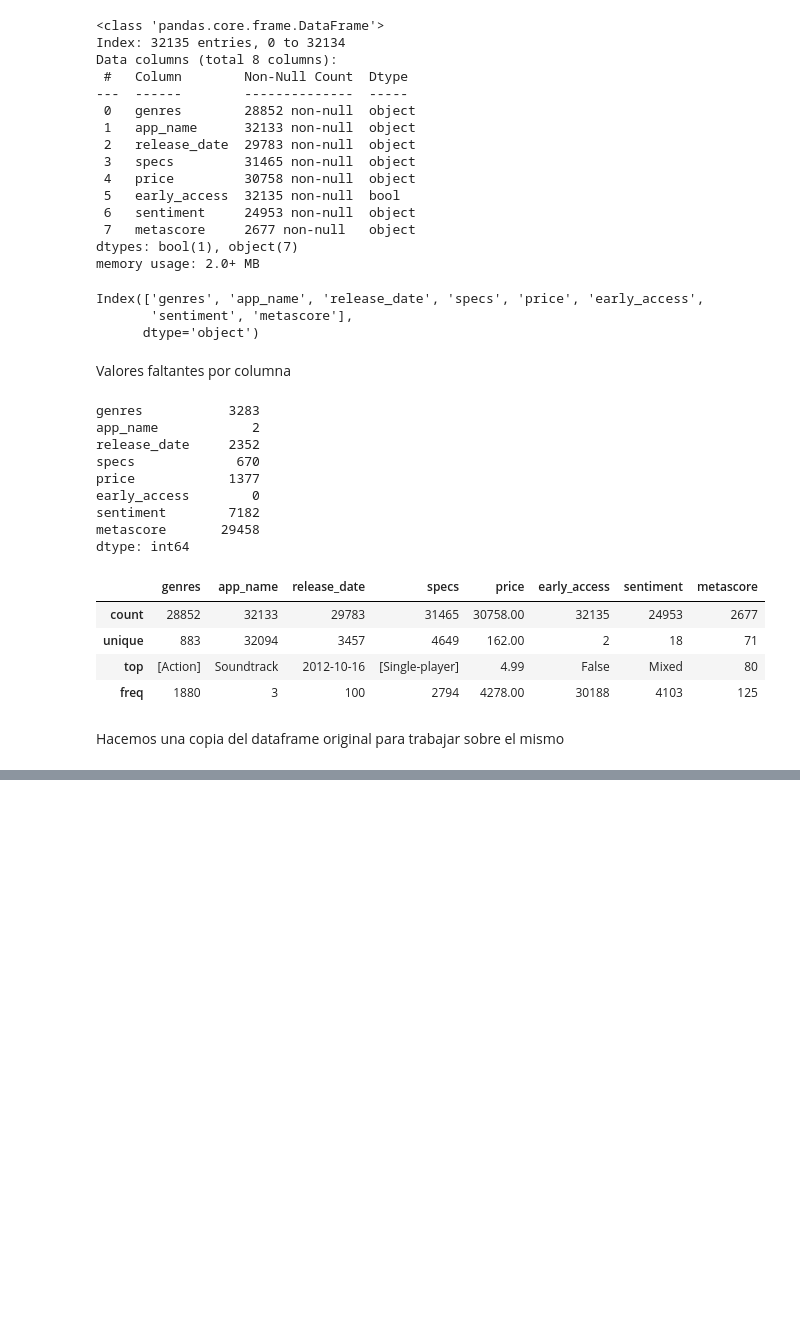
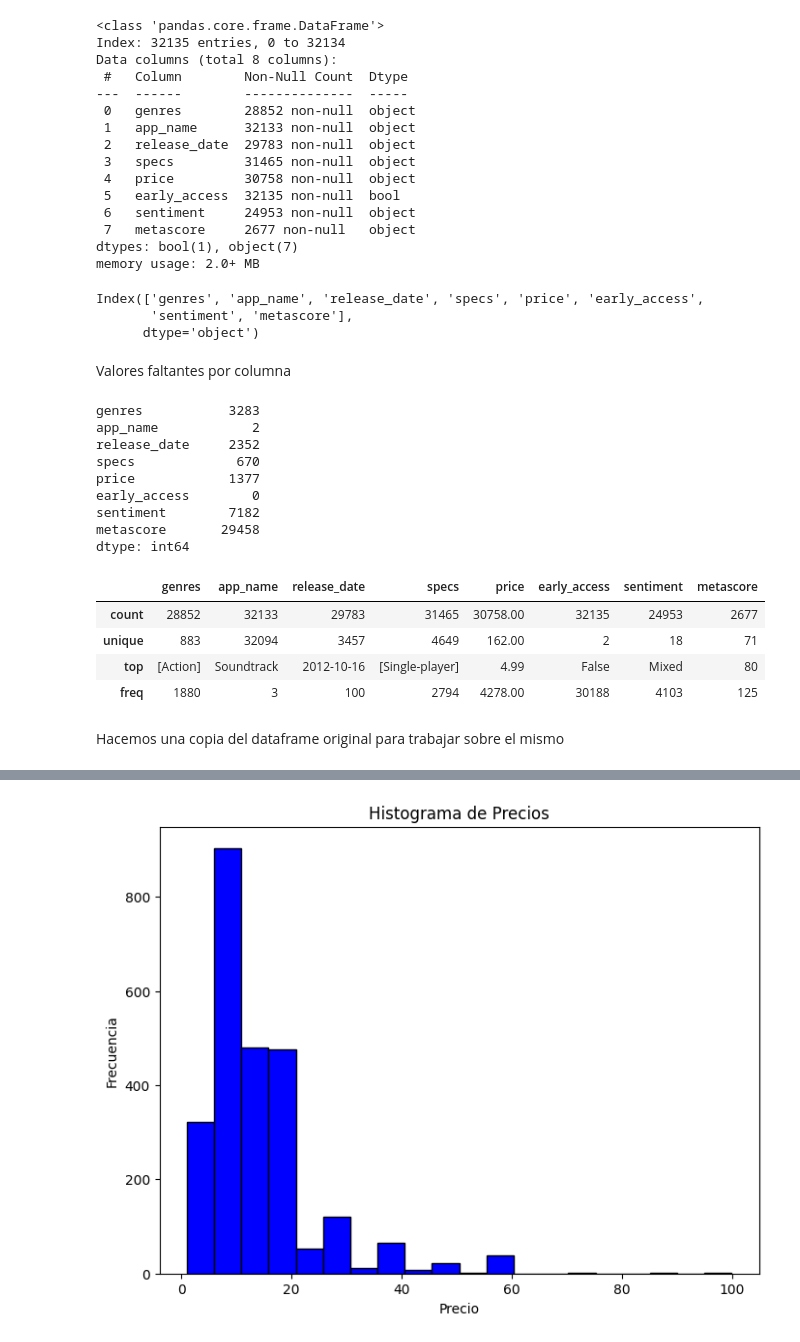
Before and after one commit to Carlit0sCDC/MLO-Carlos, a Jupyter notebook: EDA MLO-STEAM.ipynb, the cells around one changed output, grey strips where cells are left out. Drawn from its saved outputs; the diff is of its cells as text; code cells hidden in the pictures; blank space fills up the shorter version.

```diff
--- a/EDA MLO-STEAM.ipynb
+++ b/EDA MLO-STEAM.ipynb
@@ -198,0 +227,3 @@ Name: count, dtype: int64
+# %%
+# Convertir la columna 'price' a valores numéricos
+df_eda['price'] = pd.to_numeric(df_eda['price'], errors='coerce')
@@ -198,0 +232,12 @@ Name: count, dtype: int64
+# %%
+df_cleaned = df_eda.dropna(subset=['price'])
+# %%
+# Crear un histograma para la variable 'price'
+plt.figure(figsize=(8, 6))
+plt.hist(df_cleaned['price'], bins=20, color='blue', edgecolor='black')
+plt.xlabel('Precio')
+plt.ylabel('Frecuencia')
+plt.title('Histograma de Precios')
+plt.show()
+# %% [output]
+[figure, added]
```
Also changed, not shown: parts of 43 cells of this notebook.
